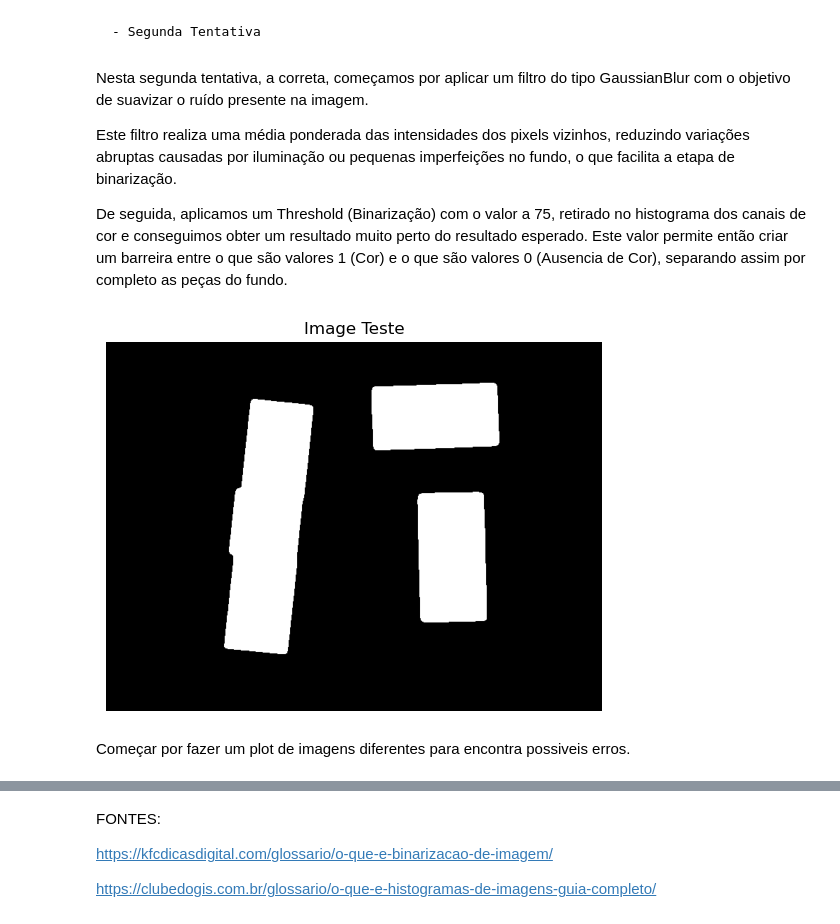
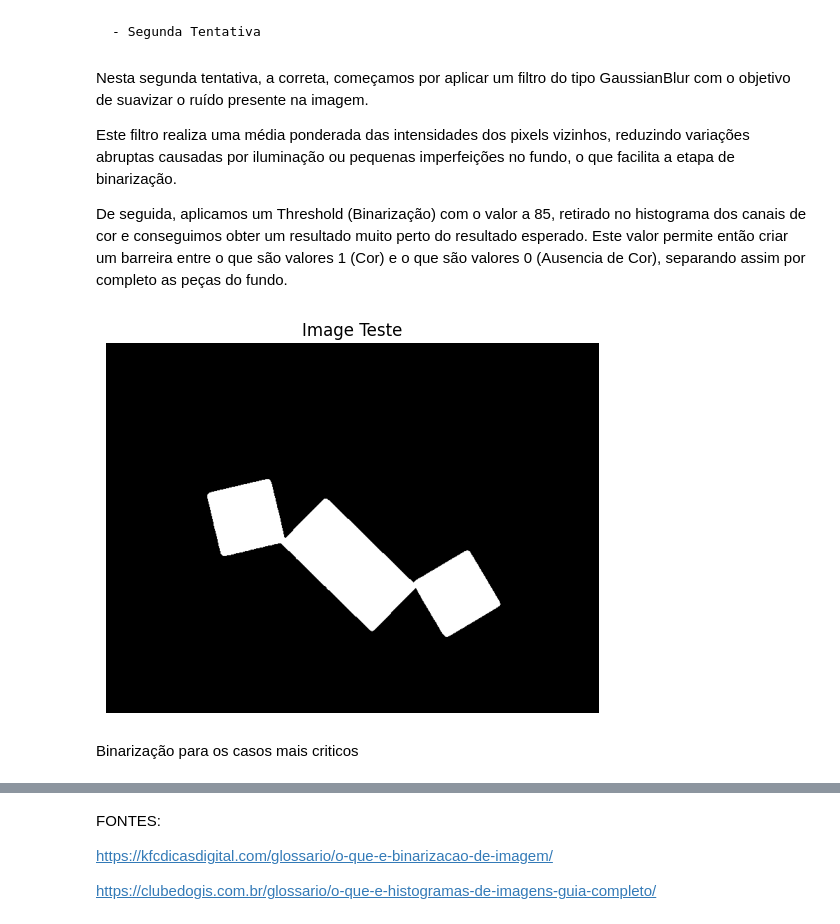
Before and after one commit to miguelac4/piv_tp1, a Jupyter notebook: src/trabalho_pratico1.ipynb, the cells around one changed output, grey strips where cells are left out. Cells and saved outputs as stored; diff of their text form; code cells hidden in the pictures.

Commit message:
new version 10/13 com plots

```diff
--- a/src/trabalho_pratico1.ipynb
+++ b/src/trabalho_pratico1.ipynb
@@ -107,41 +124,46 @@ Nesta etapa do projeto, chegamos então à conclusão, a partir do histograma co
 Em termos, neste canal de cor (Vermelho), o fundo representaria a aproximação da ausencia de cor (valor 0) e as peças a aproximação da cor vermelha (valor 255).
 # %%
 # Separa canais já em RGB (ordem: R, G, B)
-r, g, b = cv2.split(img_rgb)
-zeros = np.zeros_like(r)
+r1, g1, b1 = cv2.split(img_rgb1)
+zeros1 = np.zeros_like(r1)
 
 # Constrói imagens dos canais em RGB
-img_red   = np.dstack([r, zeros, zeros])
-img_green = np.dstack([zeros, g, zeros])
-img_blue  = np.dstack([zeros, zeros, b])
+#img_red1 = np.dstack([r1, zeros1, zeros1])
+#img_green1 = np.dstack([zeros1, g1, zeros1])
+#img_blue1  = np.dstack([zeros1, zeros1, b1])
 
 # Converter cada uma para tons de cinzento
-gray_red   = cv2.cvtColor(img_red, cv2.COLOR_RGB2GRAY)
-gray_green = cv2.cvtColor(img_green, cv2.COLOR_RGB2GRAY)
-gray_blue  = cv2.cvtColor(img_blue, cv2.COLOR_RGB2GRAY)
+#gray_red1 = cv2.cvtColor(img_red1, cv2.COLOR_RGB2GRAY)
+#gray_green1 = cv2.cvtColor(img_green1, cv2.COLOR_RGB2GRAY)
+#gray_blue1  = cv2.cvtColor(img_blue1, cv2.COLOR_RGB2GRAY)
+
+# cria uma cópia independente dos valores do canal, preservando as intensidades originais (0–255) sem alterar ou reescalar a imagem
+gray_red1 = r1.copy()
+gray_green1 = g1.copy()
+gray_blue1 = b1.copy()
 
 # ___________________Canais de Cor PLOT___________________
 
 fig, axes = plt.subplots(1, 4, figsize=(18, 5))
-fig.suptitle("Imagem RGB e Canais de Cor", fontsize=16)
+fig.suptitle("Imagem 1 RGB e Canais de Cor", fontsize=16)
 
 # Imagem original
-axes[0].imshow(img_rgb)
+axes[0].imshow(img_rgb1)
 axes[0].set_title("Imagem RGB")
 axes[0].axis("off")
 
 # Canal R
-axes[1].imshow(gray_red, cmap='gray')
+axes[1].imshow(gray_red1, cmap='gray')
 axes[1].set_title("Canal R (Gray)")
 axes[1].axis("off")
 
 # Canal G
-axes[2].imshow(gray_green, cmap='gray')
+axes[2].imshow(gray_green1, cmap='gray')
 axes[2].set_title("Canal G (Gray)")
 axes[2].axis("off")
 
 # Canal B
-axes[3].imshow(gray_blue, cmap='gray')
+axes[3].imshow(gray_blue1, cmap='gray')
 axes[3].set_title("Canal B (Gray)")
 axes[3].axis("off")
 
@@ -154,9 +176,9 @@ plt.title("Histograma dos Canais de Cor")
 plt.xlabel("Intensidade (0–255)")
 plt.ylabel("Número de Pixels")
 
-plt.hist(b.ravel(), bins=256, range=[0,256], color='blue', alpha=0.5, label='Canal B')
-plt.hist(g.ravel(), bins=256, range=[0,256], color='green', alpha=0.5, label='Canal G')
-plt.hist(r.ravel(), bins=256, range=[0,256], color='red', alpha=0.5, label='Canal R')
+plt.hist(b1.ravel(), bins=256, range=[0, 256], color='blue', alpha=0.5, label='Canal B')
+plt.hist(g1.ravel(), bins=256, range=[0, 256], color='green', alpha=0.5, label='Canal G')
+plt.hist(r1.ravel(), bins=256, range=[0, 256], color='red', alpha=0.5, label='Canal R')
 
 plt.legend()
 plt.show()
@@ -205,18 +281,18 @@ Nesta segunda tentativa, a correta, começamos por aplicar um filtro do tipo Gau
 
 Este filtro realiza uma média ponderada das intensidades dos pixels vizinhos, reduzindo variações abruptas causadas por iluminação ou pequenas imperfeições no fundo, o que facilita a etapa de binarização.
 
-De seguida, aplicamos um Threshold (Binarização) com o valor a 75, retirado no histograma dos canais de cor e conseguimos obter um resultado muito perto do resultado esperado. Este valor permite então criar um barreira entre o que são valores 1 (Cor) e o que são valores 0 (Ausencia de Cor), separando assim por completo as peças do fundo.
+De seguida, aplicamos um Threshold (Binarização) com o valor a 85, retirado no histograma dos canais de cor e conseguimos obter um resultado muito perto do resultado esperado. Este valor permite então criar um barreira entre o que são valores 1 (Cor) e o que são valores 0 (Ausencia de Cor), separando assim por completo as peças do fundo.
 # %%
 # Suavizar ruído
-gr_blur = cv2.GaussianBlur(gray_red, (5,5), 0)
+gr_blur1 = cv2.GaussianBlur(gray_red1, (5, 5), 0)
 
-T, bw = cv2.threshold(gr_blur, 75, 255, cv2.THRESH_BINARY)
+T1, bw1 = cv2.threshold(gr_blur1, 110, 255, cv2.THRESH_BINARY)
 
-plt.imshow(bw, cmap="gray")
+plt.imshow(bw1, cmap="gray")
 plt.title("Image Teste")
 plt.axis("off")  # Remove os eixos
 plt.show()
 # %% [output]
-[figure, old version]
+[figure, new version]
 # %% [markdown]
-Começar por fazer um plot de imagens diferentes para encontra possiveis erros.
+Binarização para os casos mais criticos
```
Also changed, not shown: parts of 9 cells of this notebook.
